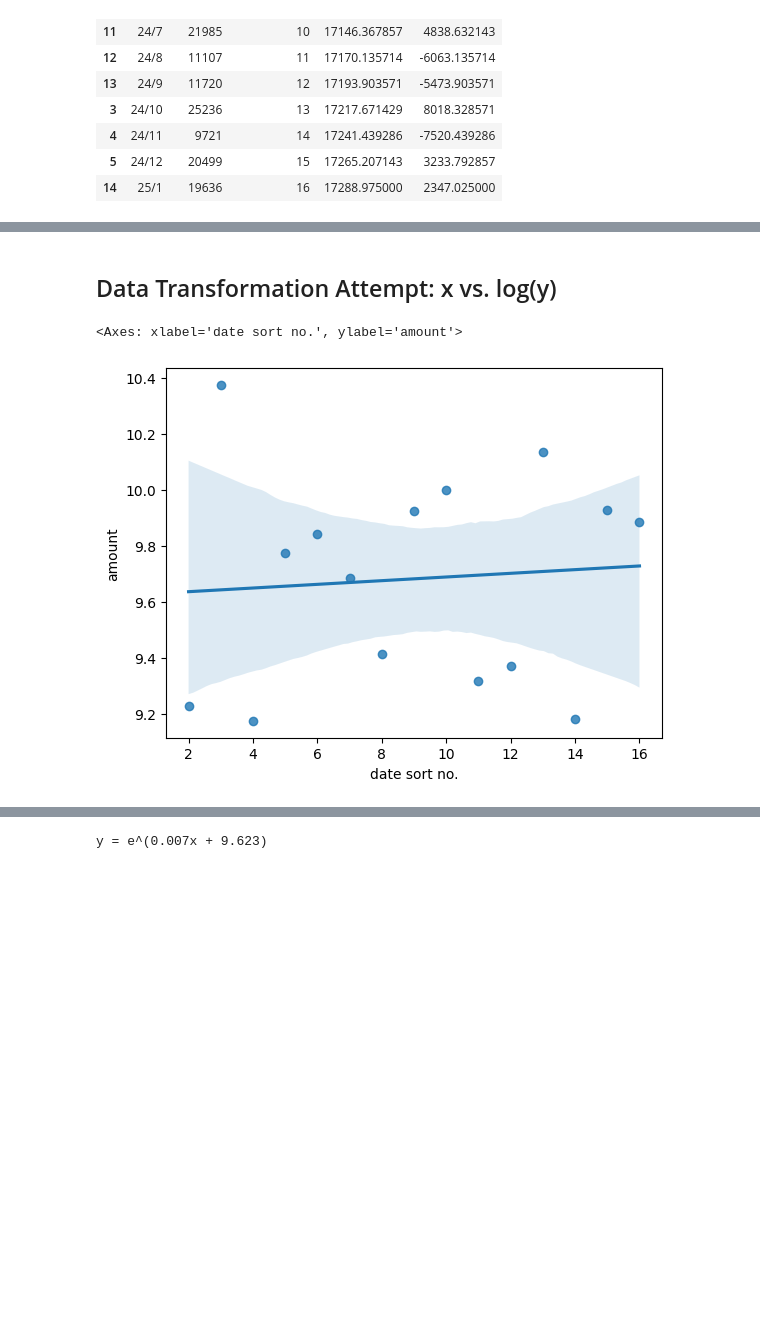
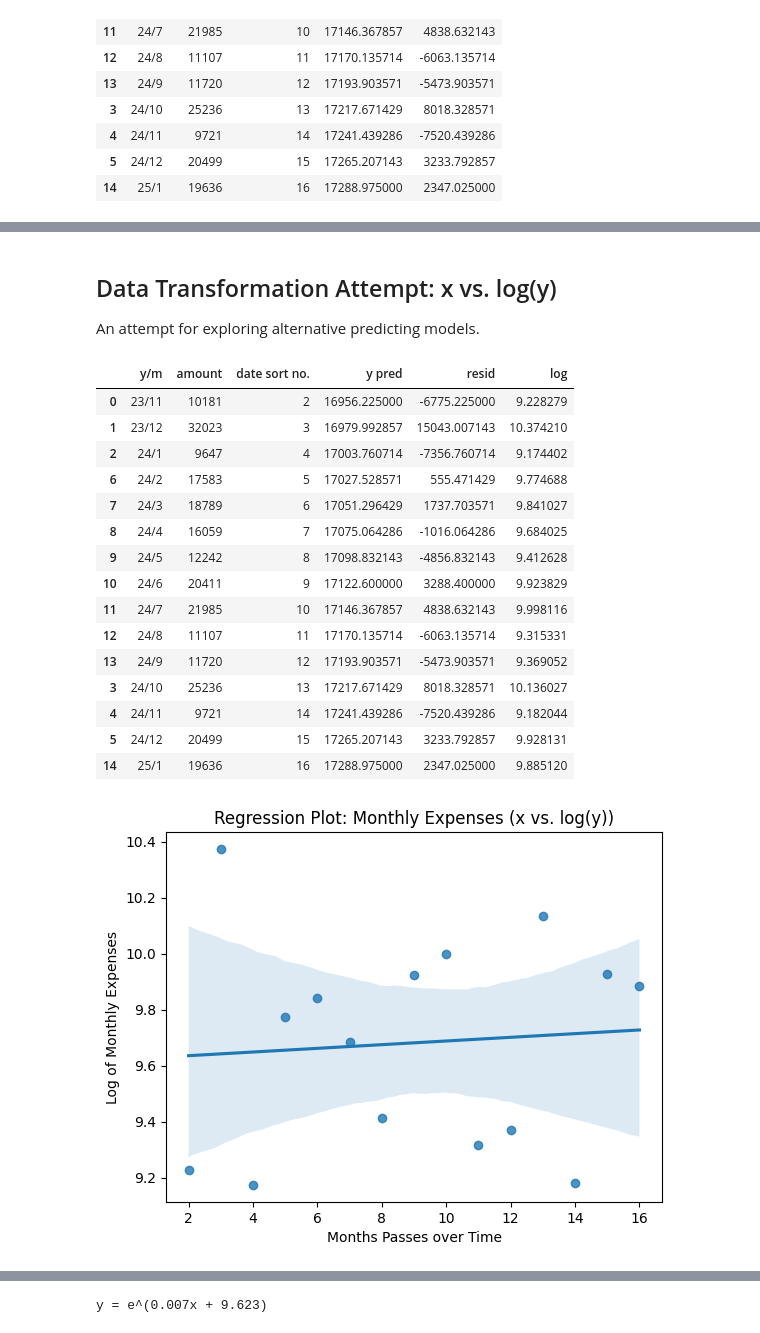
Before and after one commit to Ivan-Alexis-Tan/Finance-Manager, a Jupyter notebook: Personal Finance Analysis.ipynb, the cells around one changed output, grey strips where cells are left out. Drawn from its saved outputs; the diff is of its cells as text; code cells hidden in the pictures; blank space fills up the shorter version.

```diff
--- a/Personal Finance Analysis.ipynb
+++ b/Personal Finance Analysis.ipynb
@@ -764,11 +807,32 @@ Checking if RMSE < std:
 # %% [markdown]
 ## Data Transformation Attempt: x vs. log(y)
+An attempt for exploring alternative predicting models.
 # %%
 # Transforming Y with log() base 10
 grpby_expen_by_month['log'] = np.log(grpby_expen_by_month['amount'])
 
 # Scatter Plot Visulization with Approximate Linear Regression
 sns.regplot(x=grpby_expen_by_month['date sort no.'], y=np.log(grpby_expen_by_month['amount']))
+plt.title('Regression Plot: Monthly Expenses (x vs. log(y))')
+plt.xlabel('Months Passes over Time')
+plt.ylabel('Log of Monthly Expenses')
+
+grpby_expen_by_month
 # %% [output]
-<Axes: xlabel='date sort no.', ylabel='amount'>
+|  | y/m | amount | date sort no. | y pred | resid | log |
+| 0 | 23/11 | 10181 | 2 | 16956.225000 | -6775.225000 | 9.228279 |
+| 1 | 23/12 | 32023 | 3 | 16979.992857 | 15043.007143 | 10.374210 |
+| 2 | 24/1 | 9647 | 4 | 17003.760714 | -7356.760714 | 9.174402 |
+| 6 | 24/2 | 17583 | 5 | 17027.528571 | 555.471429 | 9.774688 |
+| 7 | 24/3 | 18789 | 6 | 17051.296429 | 1737.703571 | 9.841027 |
+| 8 | 24/4 | 16059 | 7 | 17075.064286 | -1016.064286 | 9.684025 |
+| 9 | 24/5 | 12242 | 8 | 17098.832143 | -4856.832143 | 9.412628 |
+| 10 | 24/6 | 20411 | 9 | 17122.600000 | 3288.400000 | 9.923829 |
+| 11 | 24/7 | 21985 | 10 | 17146.367857 | 4838.632143 | 9.998116 |
+| 12 | 24/8 | 11107 | 11 | 17170.135714 | -6063.135714 | 9.315331 |
+| 13 | 24/9 | 11720 | 12 | 17193.903571 | -5473.903571 | 9.369052 |
+| 3 | 24/10 | 25236 | 13 | 17217.671429 | 8018.328571 | 10.136027 |
+| 4 | 24/11 | 9721 | 14 | 17241.439286 | -7520.439286 | 9.182044 |
+| 5 | 24/12 | 20499 | 15 | 17265.207143 | 3233.792857 | 9.928131 |
+| 14 | 25/1 | 19636 | 16 | 17288.975000 | 2347.025000 | 9.885120 |
-[figure, old version]
+[figure, new version]
```
Also changed, not shown: parts of 36 cells of this notebook.
